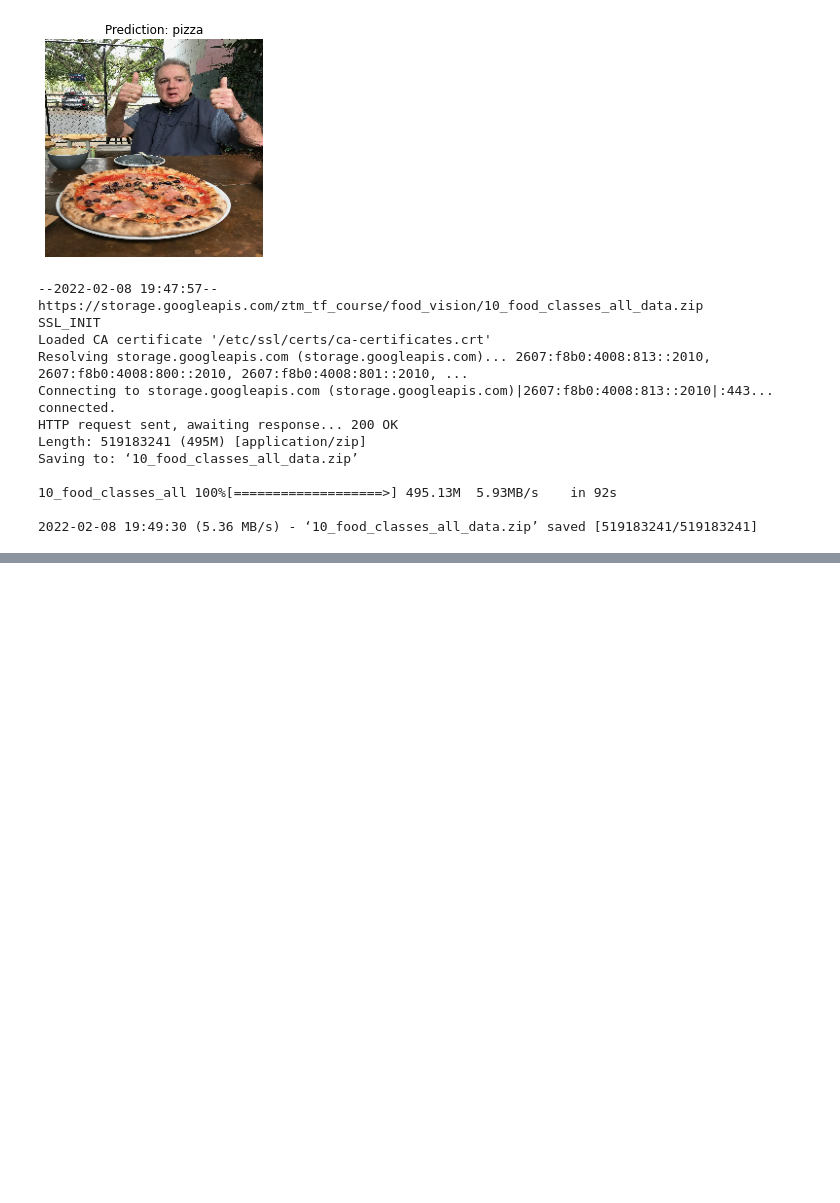
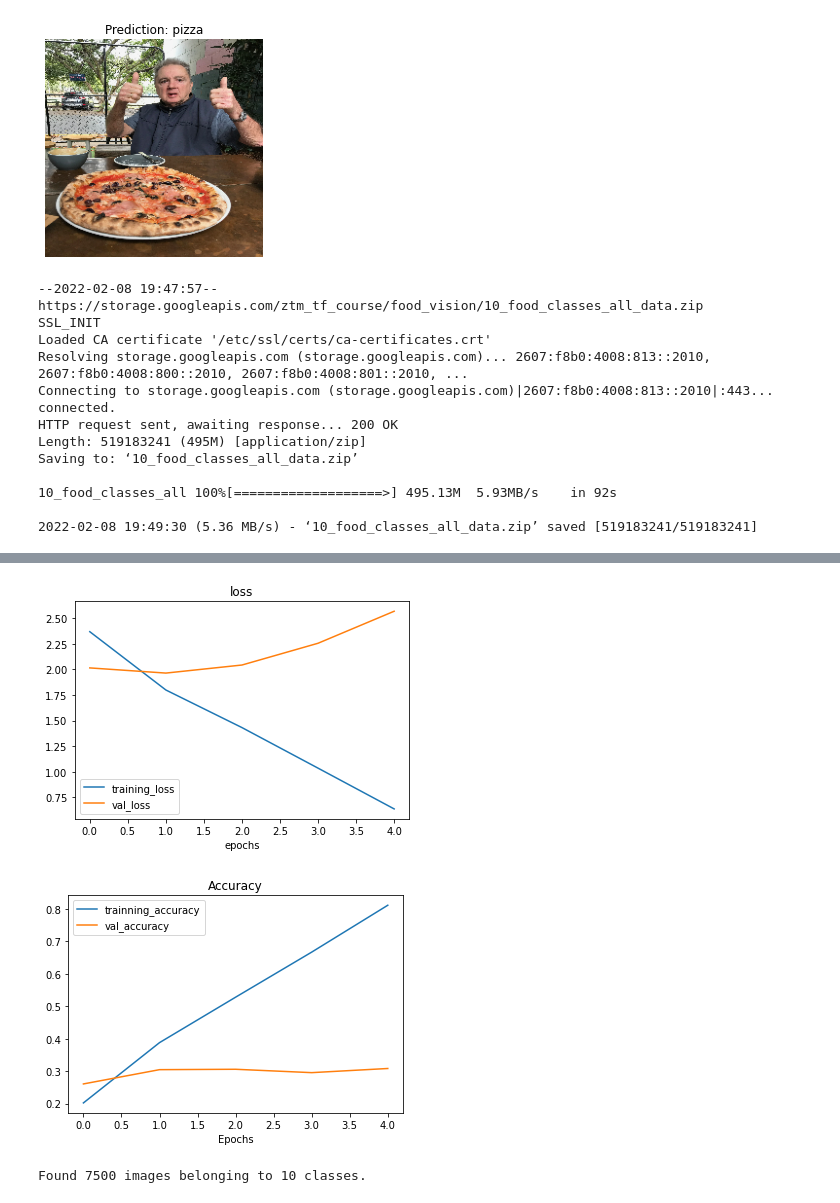
Before and after one commit to JeanFraga/tensorflow-deep-learning, a Jupyter notebook: 03 Convolutional Networks and Computer VIsion.ipynb, the cells around one changed output, grey strips where cells are left out. Cells and saved outputs as stored; diff of their text form; code cells hidden in the pictures; blank space fills up the shorter version.

```diff
--- a/03 Convolutional Networks and Computer VIsion.ipynb
+++ b/03 Convolutional Networks and Computer VIsion.ipynb
@@ -861,0 +907,17 @@ Saving to: ‘10_food_classes_all_data.zip’
+# %%
+from tensorflow.keras.preprocessing.image import ImageDataGenerator
+
+# Rescale the data and create data generator instances
+train_datagen = ImageDataGenerator(rescale=1/255.)
+test_datagen = ImageDataGenerator(rescale=1/255.)
+
+# Load data in from directories and turn it into batches
+train_data = train_datagen.flow_from_directory(train_dir,
+                                               target_size=(224, 224),
+                                               batch_size=32,
+                                               class_mode='categorical') # changed to categorical
+
+test_data = train_datagen.flow_from_directory(test_dir,
+                                              target_size=(224, 224),
+                                              batch_size=32,
+                                              class_mode='categorical')
@@ -861,0 +978,20 @@ Saving to: ‘10_food_classes_all_data.zip’
+# %%
+# Try a simplified model (removed two layers)
+model_10 = Sequential([
+  Conv2D(10, 3, activation='relu', input_shape=(224, 224, 3)),
+  MaxPool2D(),
+  Conv2D(10, 3, activation='relu'),
+  MaxPool2D(),
+  Flatten(),
+  Dense(10, activation='softmax')
+])
+
+model_10.compile(loss='categorical_crossentropy',
+                 optimizer=tf.keras.optimizers.Adam(),
+                 metrics=['accuracy'])
+
+history_10 = model_10.fit(train_data,
+                          epochs=5,
+                          steps_per_epoch=len(train_data),
+                          validation_data=test_data,
+                          validation_steps=len(test_data))
@@ -861,0 +1009,21 @@ Saving to: ‘10_food_classes_all_data.zip’
+# %%
+# Check out the loss curves of model_10
+plot_loss_curves(history_10)
+# %% [output]
+[figure, added]
+[figure, added]
+# %%
+# Create augmented data generator instance
+train_datagen_augmented = ImageDataGenerator(rescale=1/255.,
+                                             rotation_range=20, # note: this is an int not a float
+                                             width_shift_range=0.2,
+                                             height_shift_range=0.2,
+                                             zoom_range=0.2,
+                                             horizontal_flip=True)
+
+train_data_augmented = train_datagen_augmented.flow_from_directory(train_dir,
+                                                                  target_size=(224, 224),
+                                                                  batch_size=32,
+                                                                  class_mode='categorical')
+# %% [output]
+Found 7500 images belonging to 10 classes.
```
Also changed, not shown: parts of 26 cells of this notebook, 1 other file.
